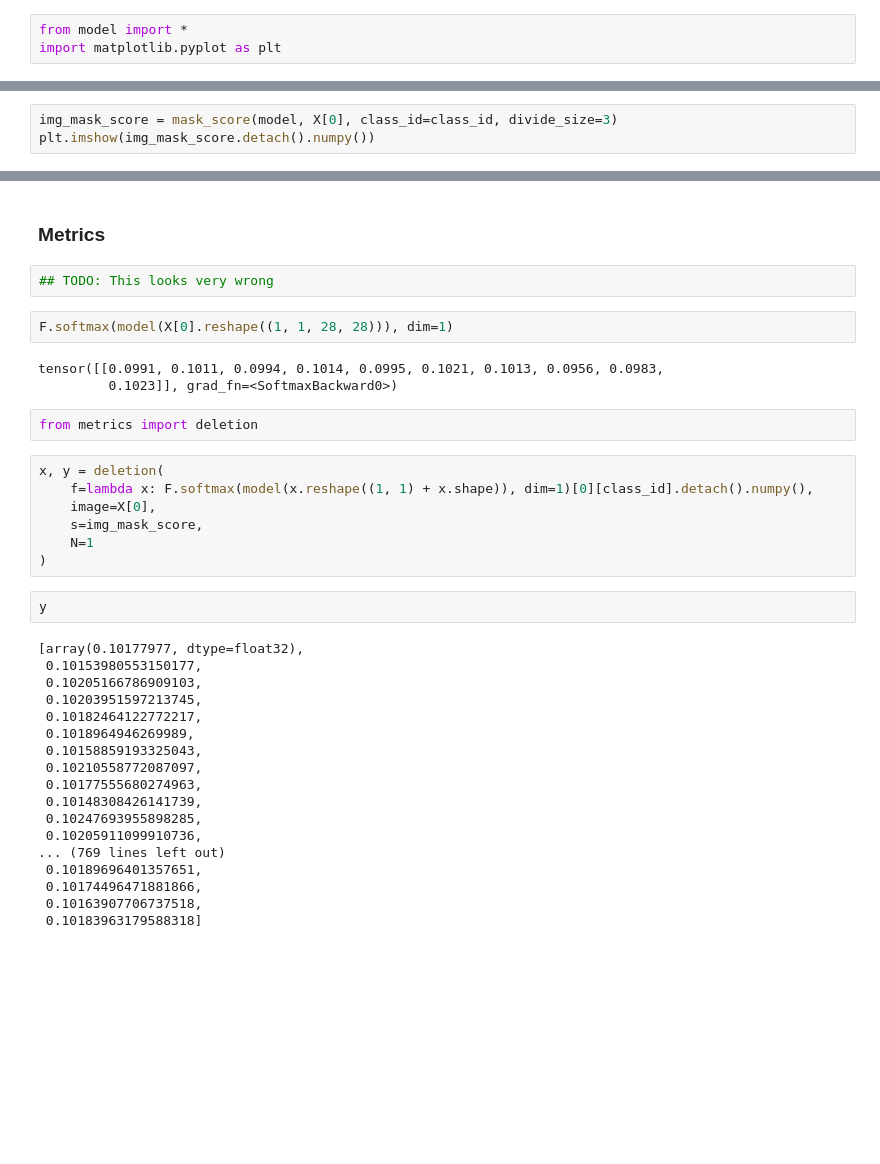
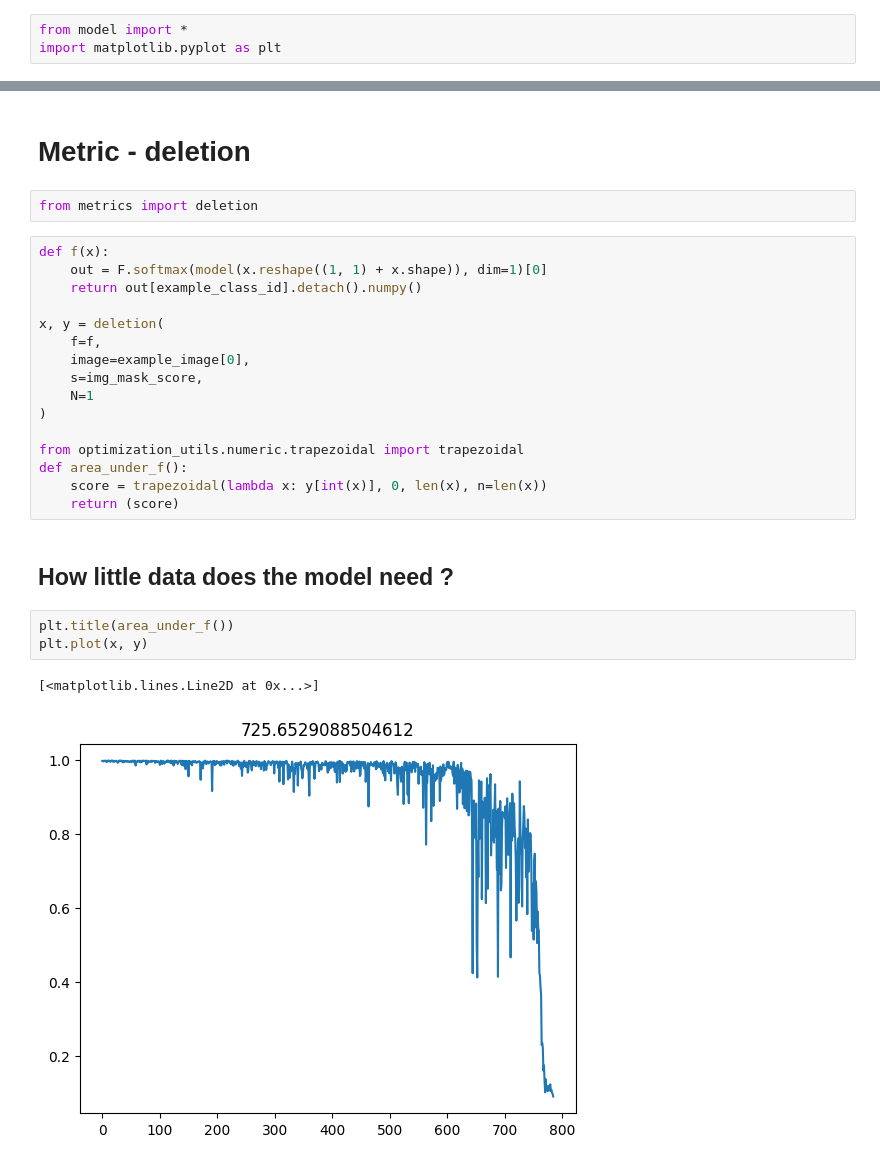
Before and after one commit to 2xic/optimization-playground, a Jupyter notebook: cv/rise/rise.ipynb, the cells around one changed output, grey strips where cells are left out. Drawn from its saved outputs; the diff is of its cells as text; blank space fills up the shorter version.

```diff
--- a/cv/rise/rise.ipynb
+++ b/cv/rise/rise.ipynb
@@ -53,3 +90,0 @@ plt.imshow(img_mask_score.detach().numpy())
-# %%
-img_mask_score = mask_score(model, X[0], class_id=class_id, divide_size=3)
-plt.imshow(img_mask_score.detach().numpy())
@@ -59,38 +91,28 @@ plt.imshow(img_mask_score.detach().numpy())
 # %% [markdown]
-### Metrics
+# Metric - deletion
-# %%
-## TODO: This looks very wrong
-# %%
-F.softmax(model(X[0].reshape((1, 1, 28, 28))), dim=1)
-# %% [output]
-tensor([[0.0991, 0.1011, 0.0994, 0.1014, 0.0995, 0.1021, 0.1013, 0.0956, 0.0983,
-         0.1023]], grad_fn=<SoftmaxBackward0>)
 # %%
 from metrics import deletion
 # %%
+def f(x):
+    out = F.softmax(model(x.reshape((1, 1) + x.shape)), dim=1)[0]
+    return out[example_class_id].detach().numpy()
+
 x, y = deletion(
-    f=lambda x: F.softmax(model(x.reshape((1, 1) + x.shape)), dim=1)[0][class_id].detach().numpy(),
-    image=X[0],
+    f=f,
+    image=example_image[0],
     s=img_mask_score,
     N=1
 )
+
+from optimization_utils.numeric.trapezoidal import trapezoidal
+def area_under_f():
+    score = trapezoidal(lambda x: y[int(x)], 0, len(x), n=len(x))
+    return (score)
+# %% [markdown]
+## How little data does the model need ?
 # %%
-y
+plt.title(area_under_f())
+plt.plot(x, y)
 # %% [output]
-[array(0.10177977, dtype=float32),
- 0.10153980553150177,
- 0.10205166786909103,
- 0.10203951597213745,
- 0.10182464122772217,
- 0.1018964946269989,
- 0.10158859193325043,
- 0.10210558772087097,
- 0.10177555680274963,
- 0.10148308426141739,
- 0.10247693955898285,
- 0.10205911099910736,
-... (769 lines left out)
- 0.10189696401357651,
- 0.10174496471881866,
- 0.10163907706737518,
- 0.10183963179588318]
+[<matplotlib.lines.Line2D at 0x...>]
+[figure, added]
```
Also changed, not shown: parts of 11 cells of this notebook, 4 other files.
